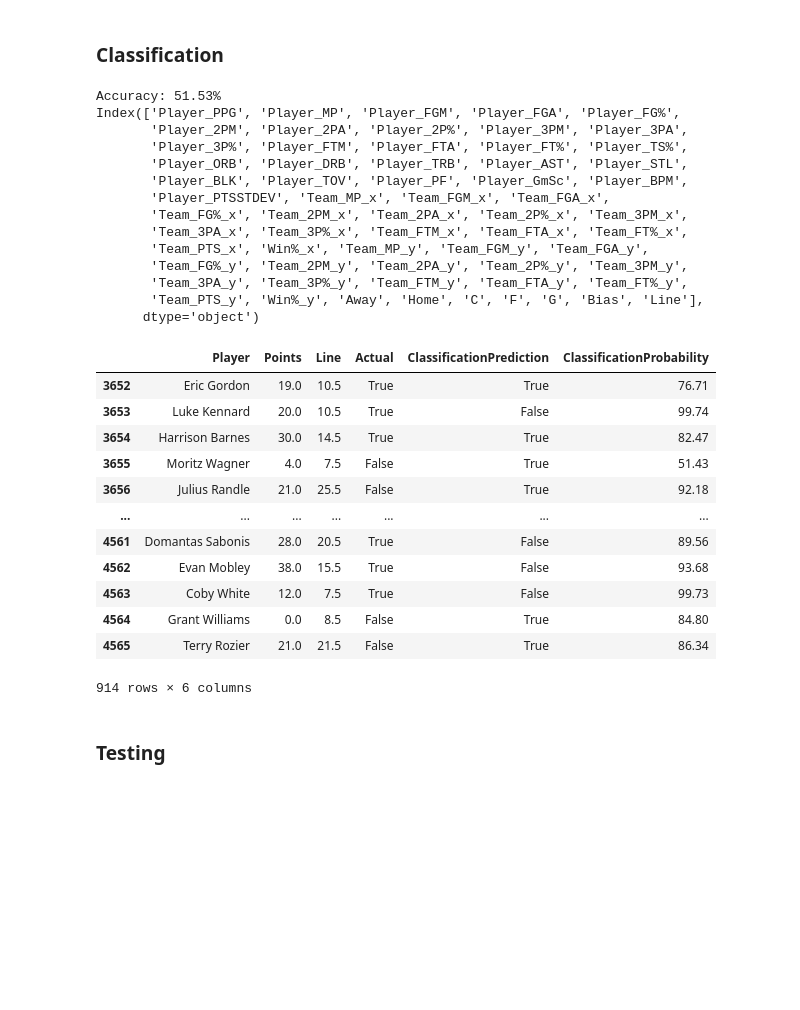
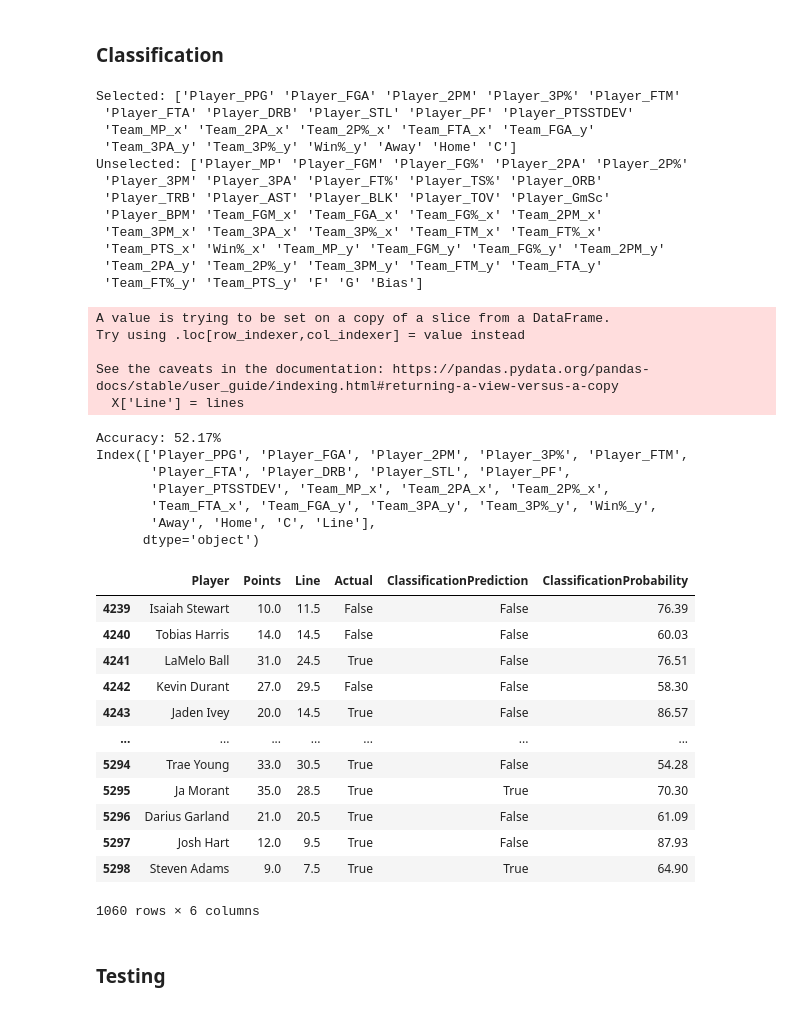
Before and after one commit to apsankaran/SportsBetting, a Jupyter notebook: Model.ipynb, the cells around one changed output. Drawn from its saved outputs; the diff is of its cells as text; code cells hidden in the pictures; blank space fills up the shorter version.

```diff
--- a/Model.ipynb
+++ b/Model.ipynb
@@ -441,7 +441,7 @@ if (False):
 # %%
 # returns only selected features of X
 
-def select_regression_features(X, y):
+def select_features(X, y):
 
     feature_selection_pipeline = Pipeline([
         ('scaler',StandardScaler()),
@@ -485,7 +479,7 @@ def regression_probability(line, estimate, uncertainty):
 #### Prepare Training/Testing Data
 
 # remove data before a given date
-df = df[df['Date'] >= '2022-11-18']
+df = df[df['Date'] >= '2022-11-07']
 
 # drop na values
 
@@ -562,7 +562,7 @@ n = len(X) # sample size
 X = X_saved
 
 # Feature Selection
-X = select_regression_features(X, pts)
+X = select_features(X, pts)
 
 # sample size
 n = len(X)
@@ -630,60 +630,71 @@ Average Uncertainty: 6.83
 # %%
 X = X_saved
 
-# Feature Selection ??
+# Feature Selection based on X and POINTS
+X = select_features(X, pts)
 
 # add line as input col ??
 X['Line'] = lines
 
 # model selection + training
 classification_model = MLPClassifier(max_iter=1500)
 classification_model.fit(X[:int(p*n)], bets[:int(p*n)])
 
 # predictions
 predictions = classification_model.predict(X[int(p*n):])
 probabilities = [round(max(vals)*100, 2) for vals in classification_model.predict_proba(X[int(p*n):])]
 
 classification_df = pd.DataFrame({'Player': players[int(p*n):],
                              'Points': pts[int(p*n):],
                               'Line': lines[int(p*n):],
                               'Actual': bets[int(p*n):],
                             'ClassificationPrediction': predictions,
                              'ClassificationProbability': probabilities})
 
 # results
 accuracy = statistics.mean(classification_df['Actual'] == classification_df['ClassificationPrediction'])
 
 print("Accuracy: " + str(round(accuracy*100,2)) + "%")
 print(X.columns)
 classification_df
 # %% [output]
-Accuracy: 51.53%
-Index(['Player_PPG', 'Player_MP', 'Player_FGM', 'Player_FGA', 'Player_FG%',
-       'Player_2PM', 'Player_2PA', 'Player_2P%', 'Player_3PM', 'Player_3PA',
-       'Player_3P%', 'Player_FTM', 'Player_FTA', 'Player_FT%', 'Player_TS%',
-       'Player_ORB', 'Player_DRB', 'Player_TRB', 'Player_AST', 'Player_STL',
-       'Player_BLK', 'Player_TOV', 'Player_PF', 'Player_GmSc', 'Player_BPM',
-       'Player_PTSSTDEV', 'Team_MP_x', 'Team_FGM_x', 'Team_FGA_x',
-       'Team_FG%_x', 'Team_2PM_x', 'Team_2PA_x', 'Team_2P%_x', 'Team_3PM_x',
-       'Team_3PA_x', 'Team_3P%_x', 'Team_FTM_x', 'Team_FTA_x', 'Team_FT%_x',
-       'Team_PTS_x', 'Win%_x', 'Team_MP_y', 'Team_FGM_y', 'Team_FGA_y',
-       'Team_FG%_y', 'Team_2PM_y', 'Team_2PA_y', 'Team_2P%_y', 'Team_3PM_y',
-       'Team_3PA_y', 'Team_3P%_y', 'Team_FTM_y', 'Team_FTA_y', 'Team_FT%_y',
-       'Team_PTS_y', 'Win%_y', 'Away', 'Home', 'C', 'F', 'G', 'Bias', 'Line'],
-      dtype='object')
+Selected: ['Player_PPG' 'Player_FGA' 'Player_2PM' 'Player_3P%' 'Player_FTM'
+ 'Player_FTA' 'Player_DRB' 'Player_STL' 'Player_PF' 'Player_PTSSTDEV'
+ 'Team_MP_x' 'Team_2PA_x' 'Team_2P%_x' 'Team_FTA_x' 'Team_FGA_y'
+ 'Team_3PA_y' 'Team_3P%_y' 'Win%_y' 'Away' 'Home' 'C']
+Unselected: ['Player_MP' 'Player_FGM' 'Player_FG%' 'Player_2PA' 'Player_2P%'
+ 'Player_3PM' 'Player_3PA' 'Player_FT%' 'Player_TS%' 'Player_ORB'
+ 'Player_TRB' 'Player_AST' 'Player_BLK' 'Player_TOV' 'Player_GmSc'
+ 'Player_BPM' 'Team_FGM_x' 'Team_FGA_x' 'Team_FG%_x' 'Team_2PM_x'
+ 'Team_3PM_x' 'Team_3PA_x' 'Team_3P%_x' 'Team_FTM_x' 'Team_FT%_x'
+ 'Team_PTS_x' 'Win%_x' 'Team_MP_y' 'Team_FGM_y' 'Team_FG%_y' 'Team_2PM_y'
+ 'Team_2PA_y' 'Team_2P%_y' 'Team_3PM_y' 'Team_FTM_y' 'Team_FTA_y'
+ 'Team_FT%_y' 'Team_PTS_y' 'F' 'G' 'Bias']
+A value is trying to be set on a copy of a slice from a DataFrame.
+Try using .loc[row_indexer,col_indexer] = value instead
+
+See the caveats in the documentation: https://pandas.pydata.org/pandas-docs/stable/user_guide/indexing.html#returning-a-view-versus-a-copy
+  X['Line'] = lines
+Accuracy: 52.17%
+Index(['Player_PPG', 'Player_FGA', 'Player_2PM', 'Player_3P%', 'Player_FTM',
+       'Player_FTA', 'Player_DRB', 'Player_STL', 'Player_PF',
+       'Player_PTSSTDEV', 'Team_MP_x', 'Team_2PA_x', 'Team_2P%_x',
+       'Team_FTA_x', 'Team_FGA_y', 'Team_3PA_y', 'Team_3P%_y', 'Win%_y',
+       'Away', 'Home', 'C', 'Line'],
+      dtype='object')
 |  | Player | Points | Line | Actual | ClassificationPrediction | ClassificationProbability |
-| 3652 | Eric Gordon | 19.0 | 10.5 | True | True | 76.71 |
-| 3653 | Luke Kennard | 20.0 | 10.5 | True | False | 99.74 |
-| 3654 | Harrison Barnes | 30.0 | 14.5 | True | True | 82.47 |
-| 3655 | Moritz Wagner | 4.0 | 7.5 | False | True | 51.43 |
-| 3656 | Julius Randle | 21.0 | 25.5 | False | True | 92.18 |
+| 4239 | Isaiah Stewart | 10.0 | 11.5 | False | False | 76.39 |
+| 4240 | Tobias Harris | 14.0 | 14.5 | False | False | 60.03 |
+| 4241 | LaMelo Ball | 31.0 | 24.5 | True | False | 76.51 |
+| 4242 | Kevin Durant | 27.0 | 29.5 | False | False | 58.30 |
+| 4243 | Jaden Ivey | 20.0 | 14.5 | True | False | 86.57 |
 | ... | ... | ... | ... | ... | ... | ... |
-| 4561 | Domantas Sabonis | 28.0 | 20.5 | True | False | 89.56 |
-| 4562 | Evan Mobley | 38.0 | 15.5 | True | False | 93.68 |
-| 4563 | Coby White | 12.0 | 7.5 | True | False | 99.73 |
-| 4564 | Grant Williams | 0.0 | 8.5 | False | True | 84.80 |
-| 4565 | Terry Rozier | 21.0 | 21.5 | False | True | 86.34 |
+| 5294 | Trae Young | 33.0 | 30.5 | True | False | 54.28 |
+| 5295 | Ja Morant | 35.0 | 28.5 | True | True | 70.30 |
+| 5296 | Darius Garland | 21.0 | 20.5 | True | False | 61.09 |
+| 5297 | Josh Hart | 12.0 | 9.5 | True | False | 87.93 |
+| 5298 | Steven Adams | 9.0 | 7.5 | True | True | 64.90 |
-914 rows × 6 columns
+1060 rows × 6 columns
 # %% [markdown]
 ### Testing
 # %%
```
Also changed, not shown: parts of 5 cells of this notebook.
